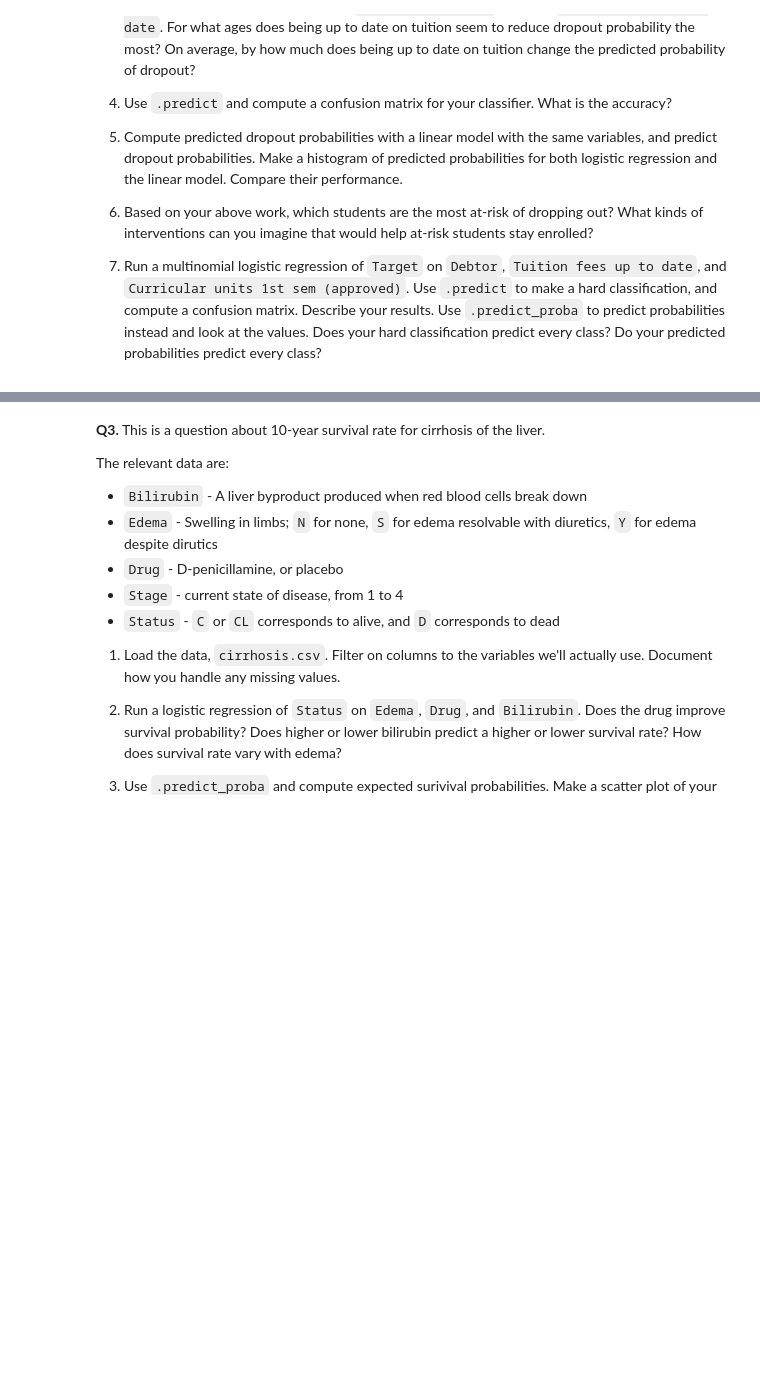
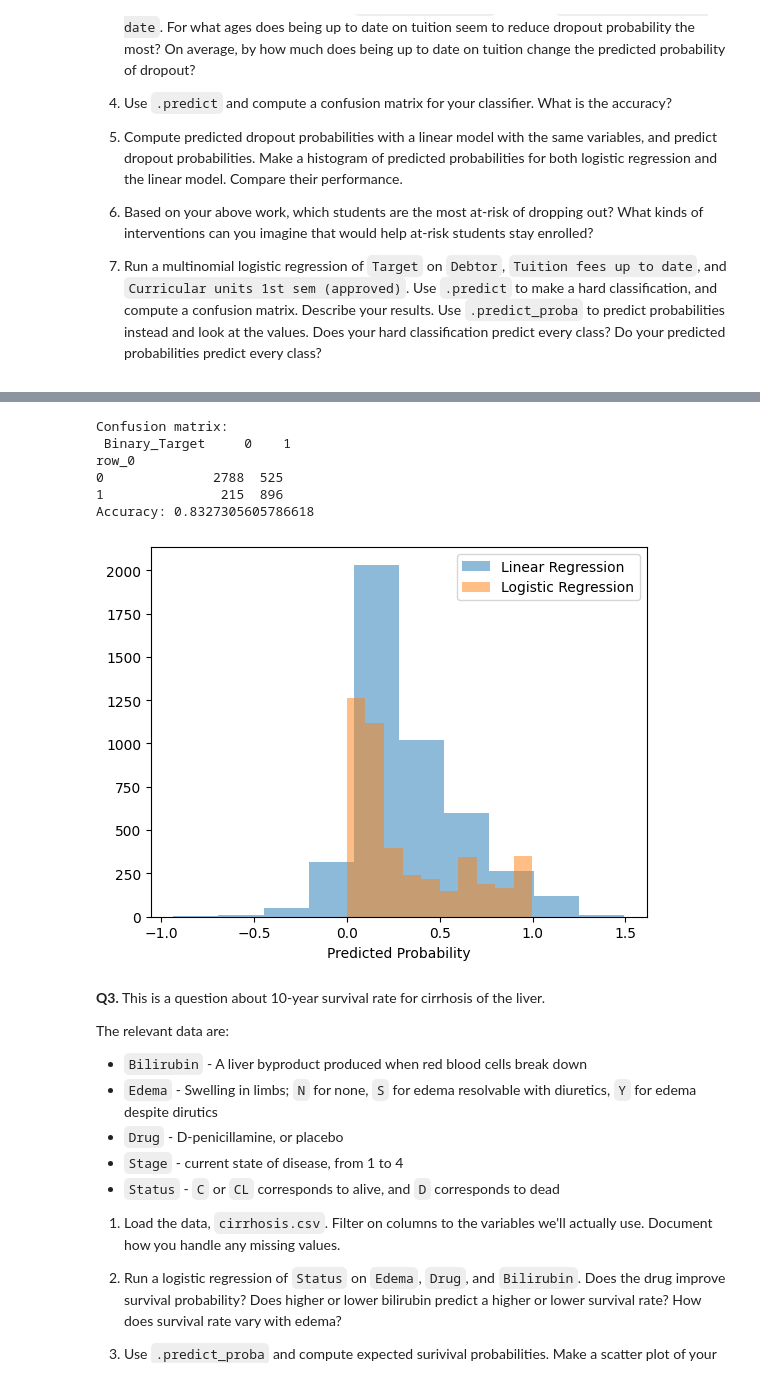
Before and after one commit to AngelikaBaloy/undergrad_ml_assignments, a Jupyter notebook: 05_assignment_glm.ipynb, the cells around one changed output, grey strips where cells are left out. Drawn from its saved outputs; the diff is of its cells as text; code cells hidden in the pictures; blank space fills up the shorter version.

```diff
--- a/05_assignment_glm.ipynb
+++ b/05_assignment_glm.ipynb
@@ -47,0 +88,7 @@ The relevant variables are:
+# %%
+# filtering
+df = df.loc[:, ['Debtor', 'Tuition fees up to date',
+           'Scholarship holder', 'Age at enrollment',
+           'Curricular units 1st sem (approved)',
+           'Target']]
+df.head()
@@ -47,0 +189,39 @@ The relevant variables are:
+# %%
+# 5. linear model with same variables
+
+x = df.loc[:, ['Debtor', 'Tuition fees up to date',
+           'Scholarship holder', 'Age at enrollment',
+           'Curricular units 1st sem (approved)']]
+y = df['Binary_Target']
+
+reg = LinearRegression()
+reg = reg.fit(x,y)
+y_hat = reg.predict(x)
+
+pd.DataFrame({'Variable':reg.feature_names_in_, 'Coefficient':reg.coef_})
+
+# Convert continuous predictions to binary classes using a threshold (e.g., 0.5)
+y_pred_binary = (y_hat >= 0.5).astype(int)
+
+tab= pd.crosstab(y_pred_binary, df['Binary_Target'])
+acc= np.trace(tab)/len(y_pred_binary)
+print(f'Confusion matrix:\n {tab}')
+print(f'Accuracy: {acc}')
+
+# accuracy is 0.833; linear model is very slightly worse at predictions
+# %% [output]
+Confusion matrix:
+ Binary_Target     0    1
+row_0
+0              2788  525
+1               215  896
+Accuracy: 0.8327305605786618
+# %%
+# histogram of predicted probabilities
+plt.hist(x=y_hat, alpha=.5, label='Linear Regression')
+plt.hist(x=prob, alpha=.5, label='Logistic Regression')
+plt.xlabel('Predicted Probability')
+plt.legend()
+plt.show()
+# %% [output]
+[figure, added]
```
Also changed, not shown: parts of 15 cells of this notebook.
